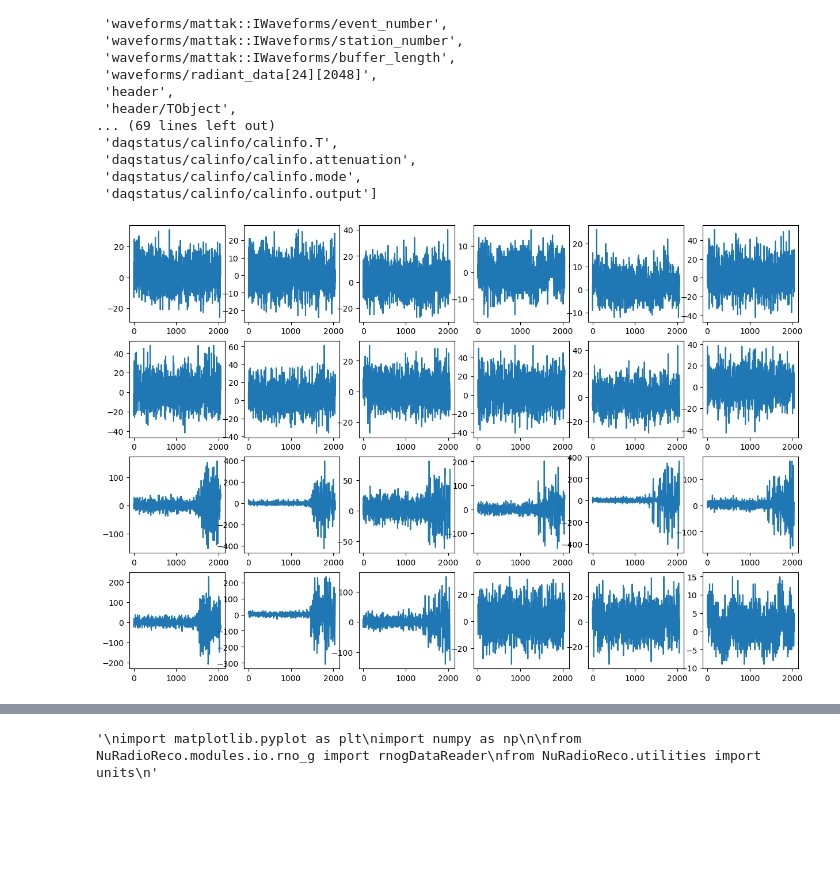
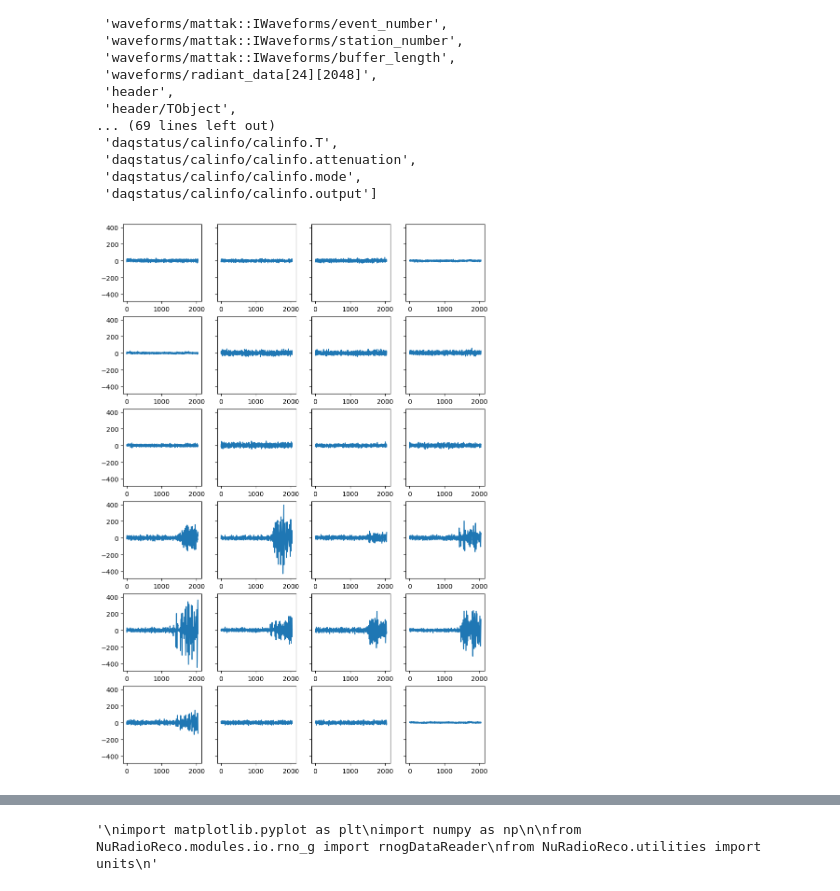
Before and after one commit to OliverSchlemper/Flights, a Jupyter notebook: combined_test.ipynb, the cells around one changed output, grey strips where cells are left out. Cells and saved outputs as stored; diff of their text form; code cells hidden in the pictures; blank space fills up the shorter version.

```diff
--- a/combined_test.ipynb
+++ b/combined_test.ipynb
@@ -41,25 +41,25 @@ file['combined'].keys()
 # %%
 fmt = '%Y-%m-%d %H:%M:%S.%f'
 radiant_data = np.array(file['combined/waveforms/radiant_data[24][2048]'])
 #time = np.array(file['combined/header/readout_time'])
 times = np.array(file['combined/header/trigger_time'])
 
 times = pd.to_datetime(times, unit = 's')
 start_time = pd.to_datetime('2023-05-12T12:40:07')
 stop_time = pd.to_datetime('2023-05-12T12:46:14')
 
 mask = (times >= start_time) & (times <= stop_time)
 
 x = np.arange(0, 2048, 1)
 #print(times.shape, radiant_data[0,0,:].shape, x.shape)
 #print(radiant_data[mask, :, :].shape)
 
 #print(times[mask])
-fig, ax = plt.subplots(4, 6, figsize = (15, 10))
+fig, ax = plt.subplots(6, 4, figsize = (10, 15), sharey = True)
 counter = 0
-for i in range(4):
-    for j in range(6):
+for i in range(6):
+    for j in range(4):
         ax[i, j].plot(x, radiant_data[mask, :, :][5, counter, :])
         counter += 1
 # %% [output]
-[figure, old version]
+[figure, new version]
```
Also changed, not shown: parts of 3 cells of this notebook.
